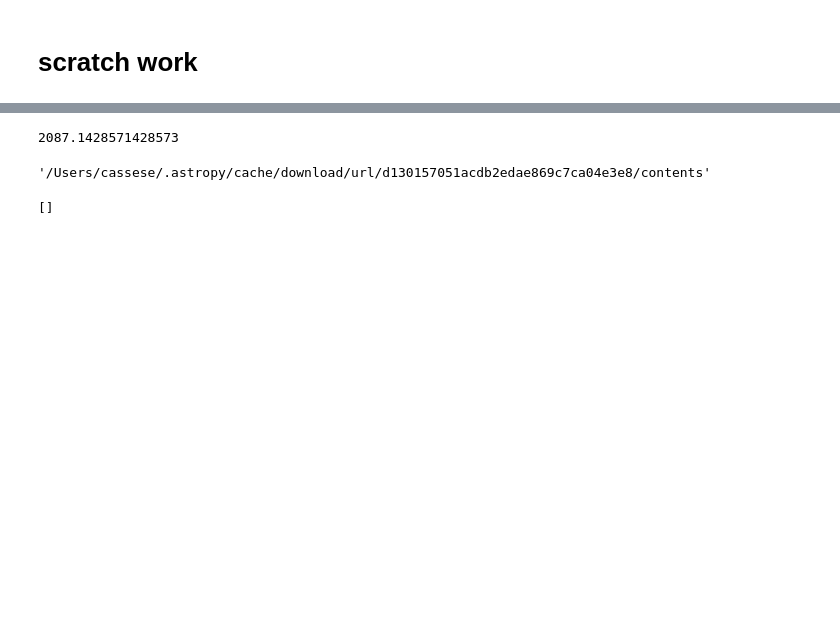
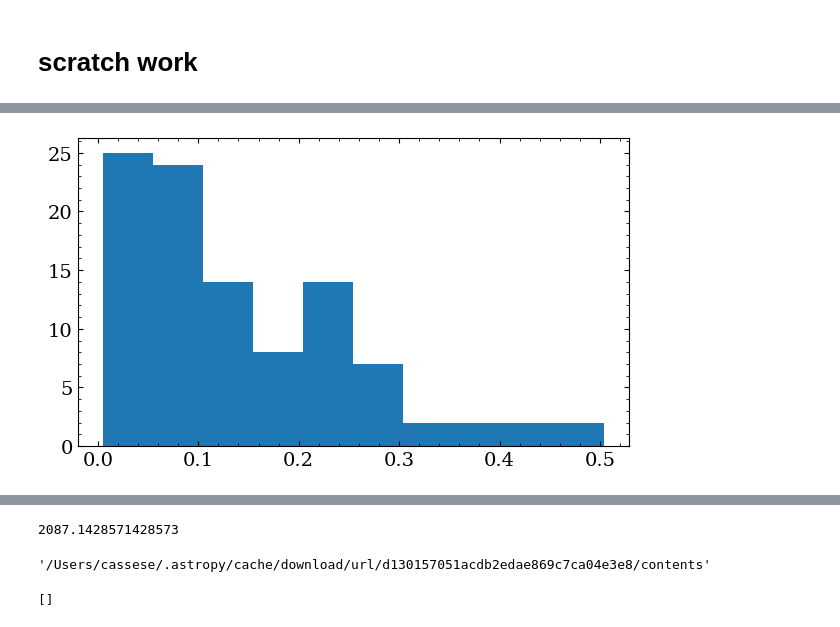
Before and after one commit to ben-cassese/jorbit, a Jupyter notebook: scratch.ipynb, the cells around one changed output, grey strips where cells are left out. Saved outputs shown, nothing was run; the diff lists cells and outputs as text; code cells hidden in the pictures; blank space fills up the shorter version.

```diff
--- a/scratch.ipynb
+++ b/scratch.ipynb
@@ -427,0 +147,5 @@ j[inds] = 1
+# %%
+errs = jnp.array(errs)
+plt.hist(errs);
+# %% [output]
+[figure, added]
```
Also changed, not shown: parts of 41 cells of this notebook, 4 other files.
